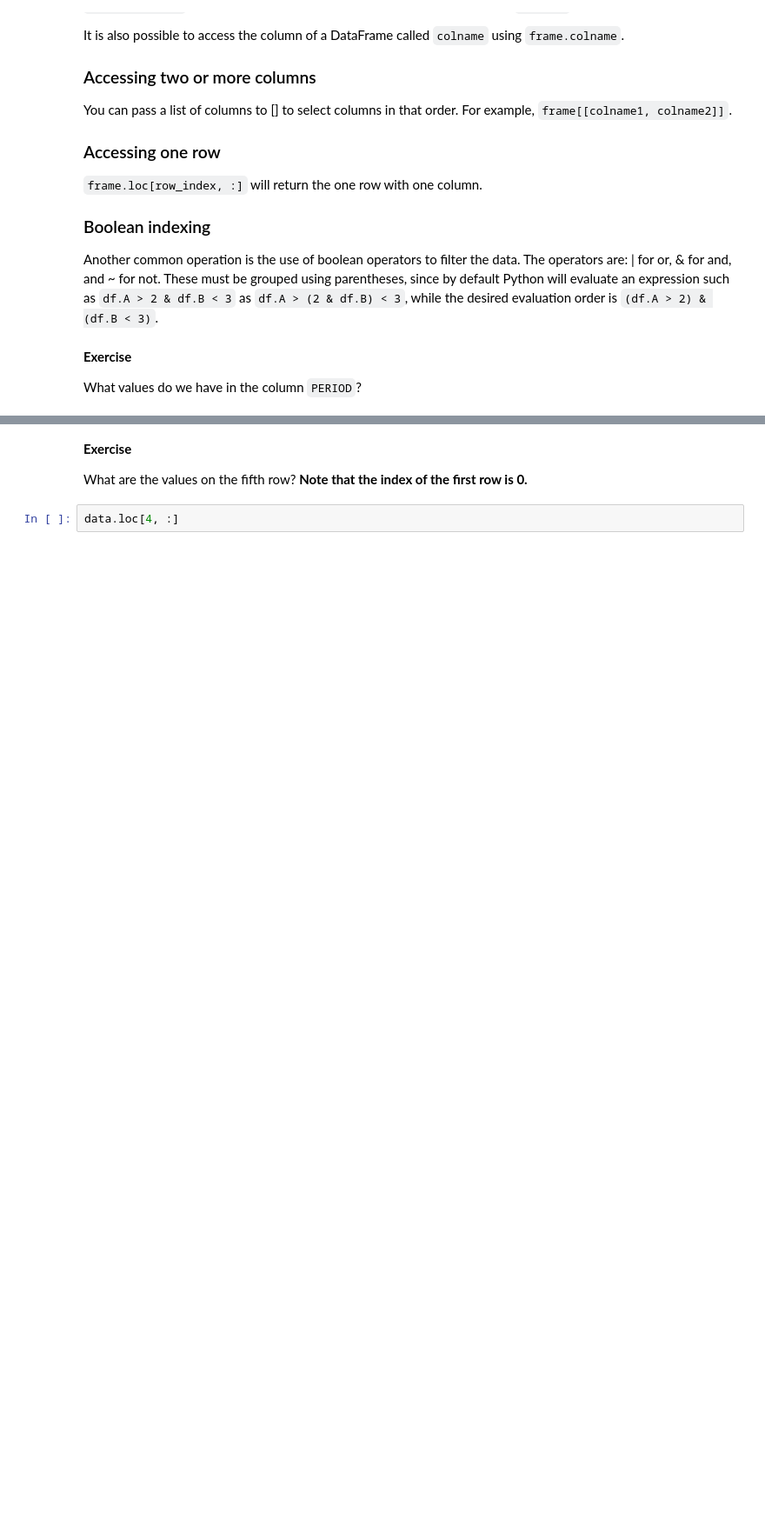
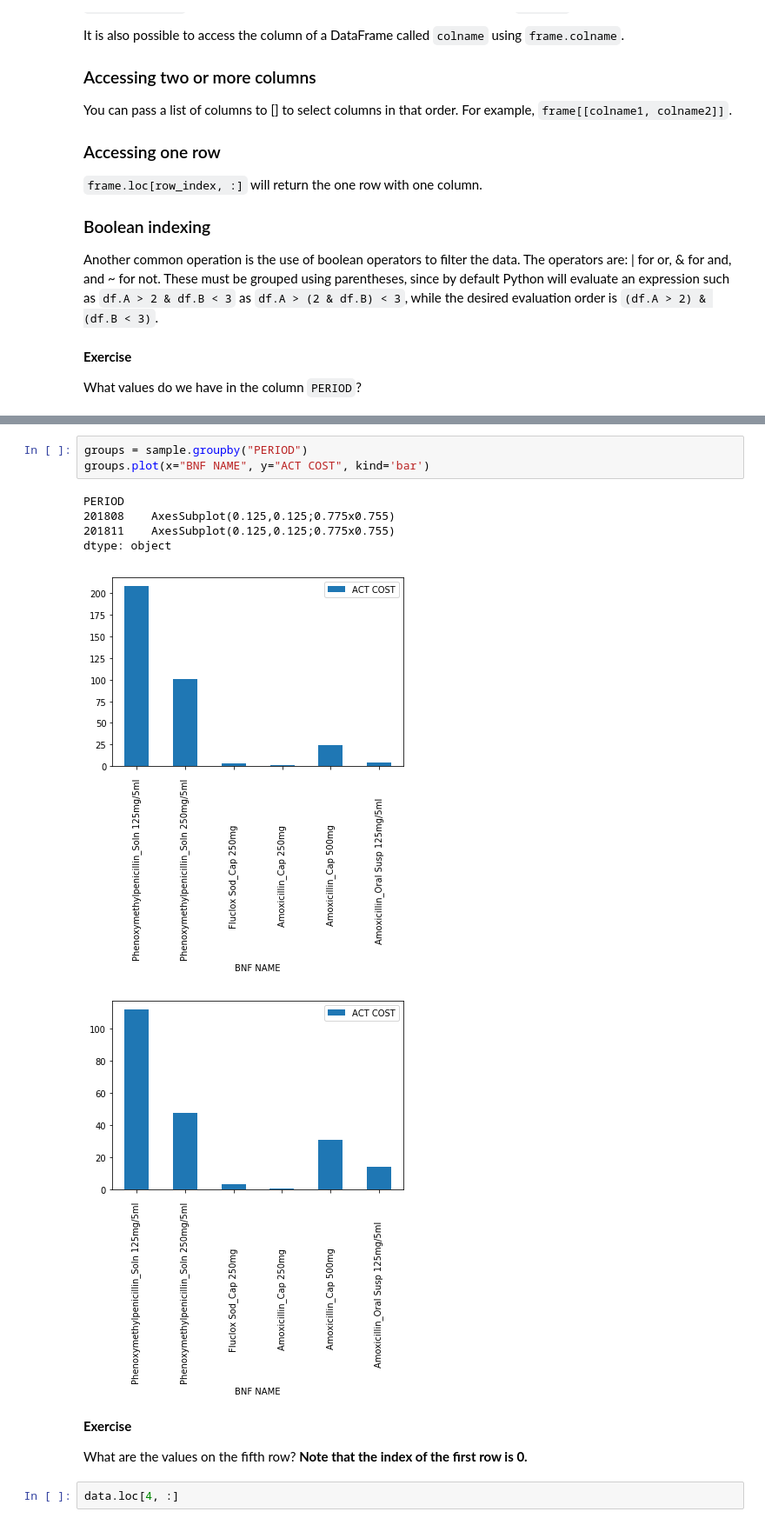
Before and after one commit to anenadic/2019-03-16-manchester, a Jupyter notebook: prescribing_exercises.ipynb, the cells around one changed output, grey strips where cells are left out. Shown at 87% size. Cells and saved outputs as stored; diff of their text form; blank space fills up the shorter version.

```diff
--- a/prescribing_exercises.ipynb
+++ b/prescribing_exercises.ipynb
@@ -278,3 +360,13 @@ sample[["PRACTICE", "PERIOD"]]
+# %%
+groups = sample.groupby("PERIOD")
+groups.plot(x="BNF NAME", y="ACT COST", kind='bar')
+# %% [output]
+PERIOD
+201808    AxesSubplot(0.125,0.125;0.775x0.755)
+201811    AxesSubplot(0.125,0.125;0.775x0.755)
+dtype: object
+[figure, added]
+[figure, added]
 # %% [markdown]
 **Exercise**
 
```
Also changed, not shown: parts of 18 cells of this notebook, 1 other file.
